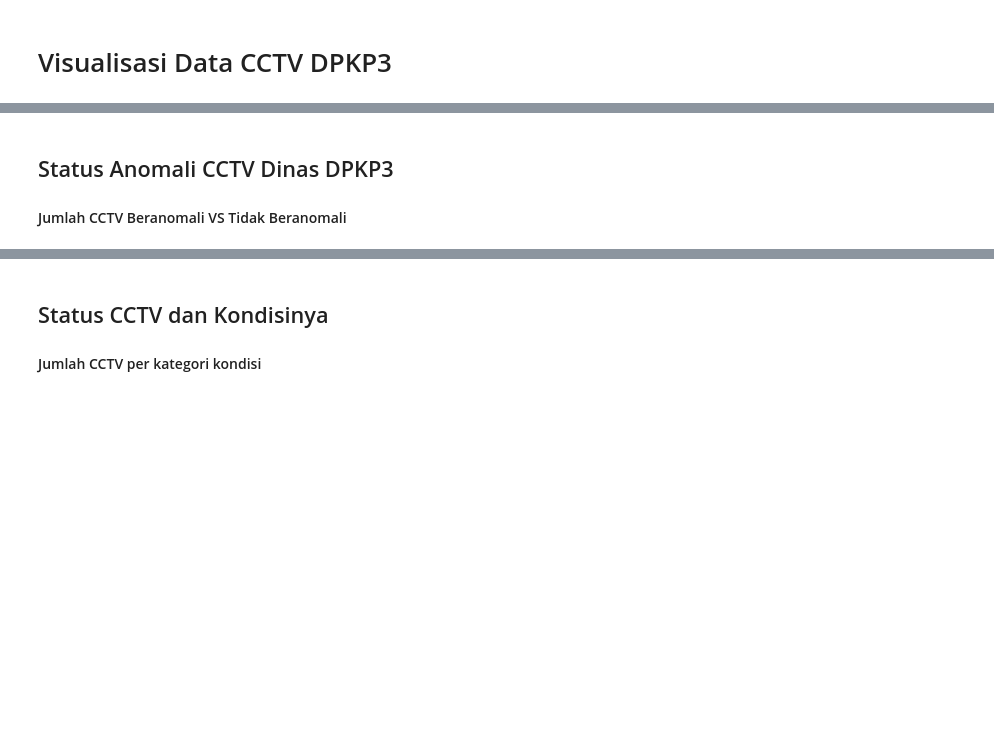
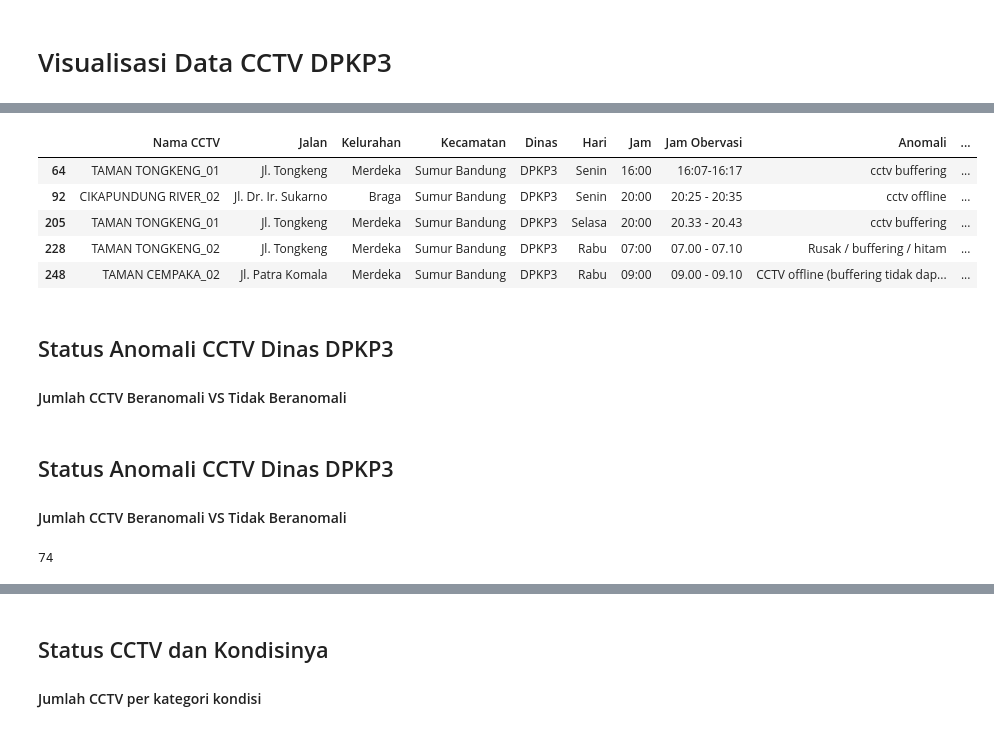
Before and after one commit to KaindraDjoemena/cctv-dv, a Jupyter notebook: data_visualization.ipynb, the cells around one changed output, grey strips where cells are left out. Cells and saved outputs as stored; diff of their text form; code cells hidden in the pictures; blank space fills up the shorter version.

```diff
--- a/data_visualization.ipynb
+++ b/data_visualization.ipynb
@@ -37,10 +61,28 @@ categories = dpkp3_dataset["Anomali Kategori"].unique()
+# %%
+dpkp3_dataset.loc[:, 'Kecamatan'] = dpkp3_dataset['Kecamatan'].str.replace('\xa0', ' ')
+
+sumur_bandung_data = dpkp3_dataset[dpkp3_dataset['Kecamatan'] == 'Sumur Bandung']
+sumur_bandung_data.head()
+# %% [output]
+|  | Nama CCTV | Jalan | Kelurahan | Kecamatan | Dinas | Hari | Jam | Jam Obervasi | Anomali | ... |
+| 64 | TAMAN TONGKENG_01 | Jl. Tongkeng | Merdeka | Sumur Bandung | DPKP3 | Senin | 16:00 | 16:07-16:17 | cctv buffering | ... |
+| 92 | CIKAPUNDUNG RIVER_02 | Jl. Dr. Ir. Sukarno | Braga | Sumur Bandung | DPKP3 | Senin | 20:00 | 20:25 - 20:35 | cctv offline | ... |
+| 205 | TAMAN TONGKENG_01 | Jl. Tongkeng | Merdeka | Sumur Bandung | DPKP3 | Selasa | 20:00 | 20.33 - 20.43 | cctv buffering | ... |
+| 228 | TAMAN TONGKENG_02 | Jl. Tongkeng | Merdeka | Sumur Bandung | DPKP3 | Rabu | 07:00 | 07.00 - 07.10 | Rusak / buffering / hitam | ... |
+| 248 | TAMAN CEMPAKA_02 | Jl. Patra Komala | Merdeka | Sumur Bandung | DPKP3 | Rabu | 09:00 | 09.00 - 09.10 | CCTV offline (buffering tidak dap... | ... |
 # %% [markdown]
 ## Status Anomali CCTV Dinas DPKP3
 #### Jumlah CCTV Beranomali VS Tidak Beranomali
+# %% [markdown]
+## Status Anomali CCTV Dinas DPKP3
+#### Jumlah CCTV Beranomali VS Tidak Beranomali
 # %%
 # jumlah cctv beranomali dan tidak
 jml_tidak_beranomali = dpkp3_dataset[dpkp3_dataset["Anomali Kategori"] == "Tidak Beranomali"].shape[0]
 jml_beranomali = dpkp3_dataset["Anomali Kategori"].shape[0] - jml_tidak_beranomali
+jml_beranomali
+# %% [output]
+74
 # %%
 # data
 sizes = [jml_tidak_beranomali, jml_beranomali]
```
Also changed, not shown: parts of 9 cells of this notebook.
